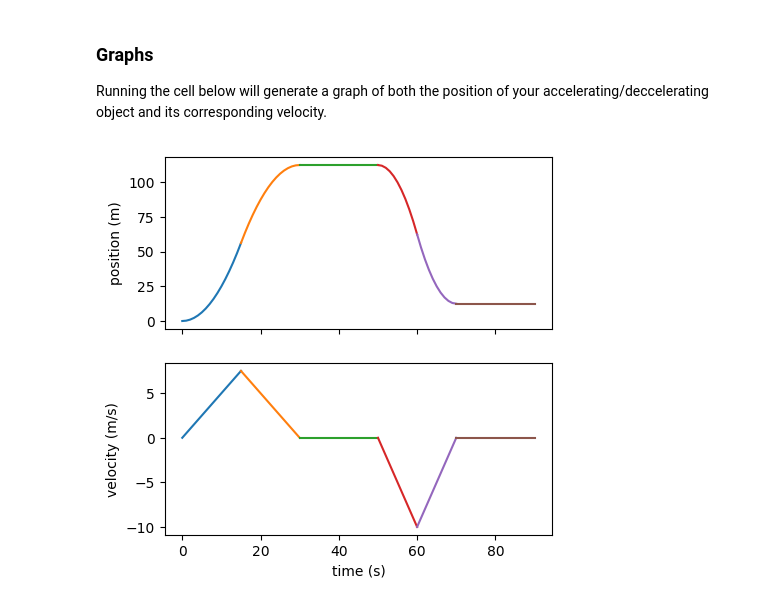
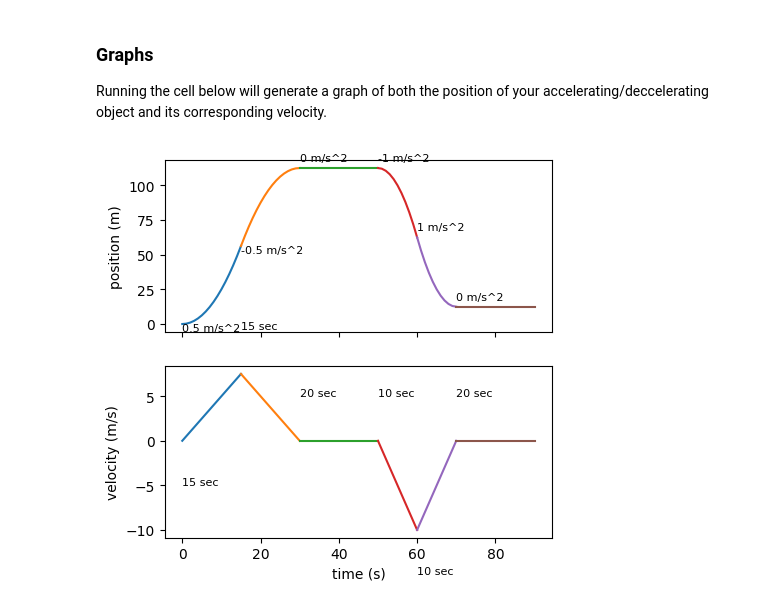
Before and after one commit to jchuahtacc/dva_notebook, a Jupyter notebook: Distance, Velocity and Acceleration.ipynb, the cells around one changed output. Drawn from its saved outputs; the diff is of its cells as text; code cells hidden in the pictures.

```diff
--- a/Distance, Velocity and Acceleration.ipynb
+++ b/Distance, Velocity and Acceleration.ipynb
@@ -22,31 +22,41 @@ import matplotlib.pyplot as plt
 
 f, (ax1, ax2) = plt.subplots(2, sharex=True)
 f.set_dpi(100)
 f.set_figwidth(5)
 f.set_figheight(5)
 
 ax1.set_ylabel("position (m)")
 ax2.set_ylabel("velocity (m/s)")
 ax2.set_xlabel("time (s)")
 
 timesteps = np.array([])
 positions = np.array([])
 velocities = np.array([])
 
 for i in range(len(accels)):
     slice = np.linspace(0, durations[i], durations[i] + 1)
     ys = 0.5 * accels[i] * np.square(slice) + last_v * slice + last_d
     vs = accels[i] * slice + last_v
     ts = slice + last_time
     last_v = vs[len(vs) - 1]
     last_d = ys[len(ys) - 1]
     last_time = sum(durations[:i + 1])
     timesteps = np.append(timesteps, ts)
     positions = np.append(positions, ys)
     velocities = np.append(velocities, vs)
+    if (ys[0] < ys[len(ys) - 1]):
+        ypos = ys[0] - 5
+    else:
+        ypos = ys[0] + 5
+    ax1.text(ts[0], ypos, str(accels[i]) + " m/s^2", fontsize=8)
+    if (vs[0] < vs[len(vs) - 1]):
+        ypos = vs[0] - 1
+    else:
+        ypos = vs[0] + 1
+    ax2.text(ts[0], ypos, str(durations[i]) + " sec", fontsize=8)
     ax1.plot(ts, ys)
     ax2.plot(ts, vs)
 
 plt.show()
 # %% [output]
-[figure, old version]
+[figure, new version]
```
